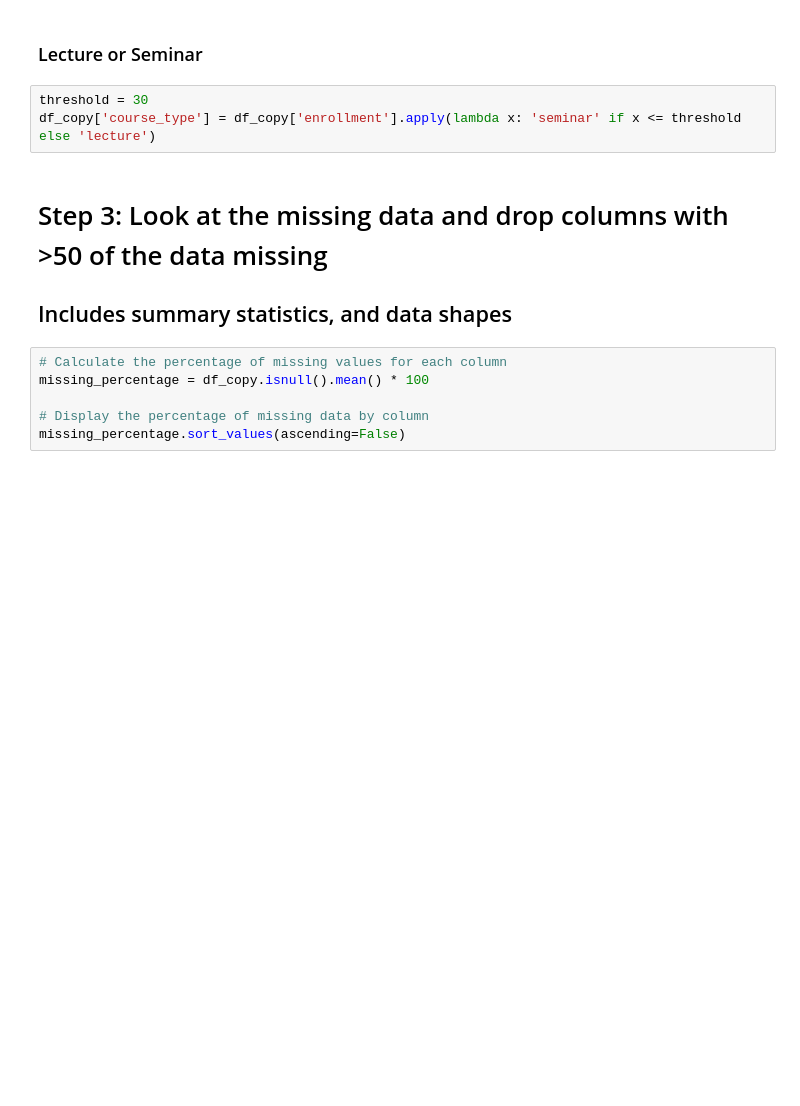
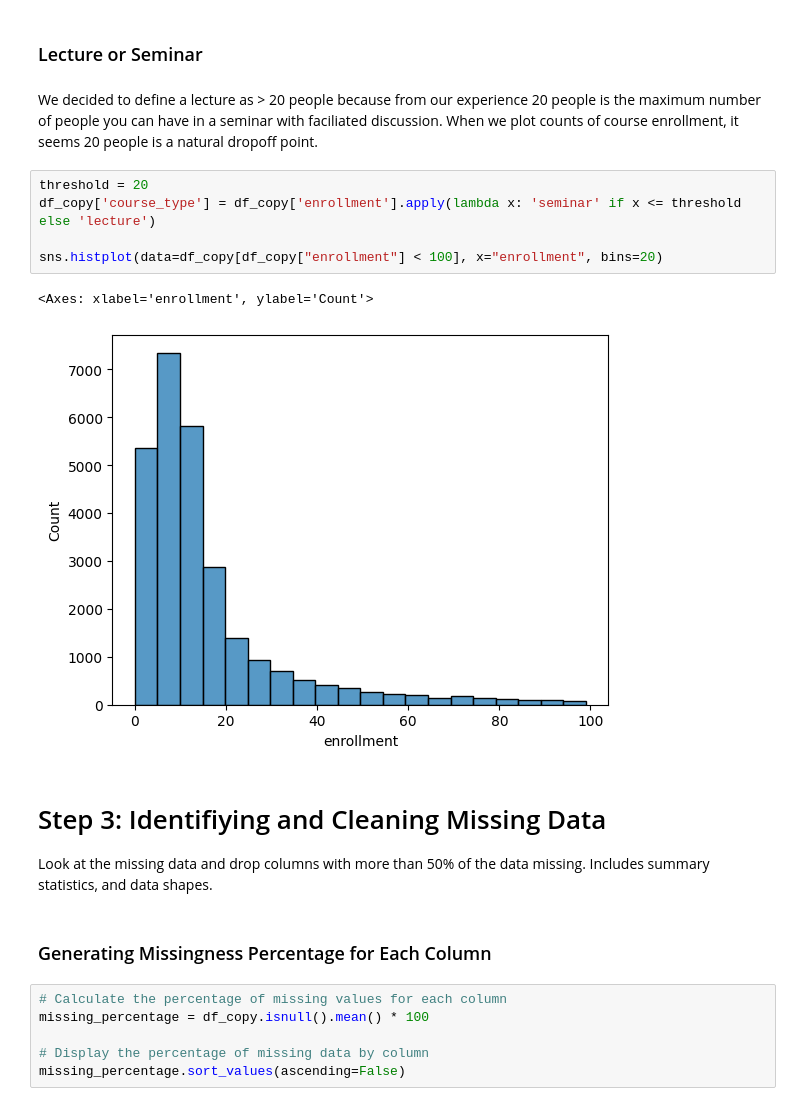
Before and after one commit to MattHAndrews/cs109a_final_project, a Jupyter notebook: Project.ipynb, the cells around one changed output. Saved outputs shown, nothing was run; the diff lists cells and outputs as text; blank space fills up the shorter version.

```diff
--- a/Project.ipynb
+++ b/Project.ipynb
@@ -573,11 +87,20 @@ df_copy.head()
 # %% [markdown]
 ### Lecture or Seminar
+# %% [markdown]
+We decided to define a lecture as > 20 people because from our experience 20 people is the maximum number of people you can have in a seminar with faciliated discussion. When we plot counts of course enrollment, it seems 20 people is a natural dropoff point.
 # %%
-threshold = 30
+threshold = 20
 df_copy['course_type'] = df_copy['enrollment'].apply(lambda x: 'seminar' if x <= threshold else 'lecture')
+
+sns.histplot(data=df_copy[df_copy["enrollment"] < 100], x="enrollment", bins=20)
+# %% [output]
+<Axes: xlabel='enrollment', ylabel='Count'>
+[figure, added]
 # %% [markdown]
-# Step 3: Look at the missing data and drop columns with >50 of the data missing
-## Includes summary statistics, and data shapes
+# Step 3: Identifiying and Cleaning Missing Data
+Look at the missing data and drop columns with more than 50% of the data missing. Includes summary statistics, and data shapes.
+# %% [markdown]
+### Generating Missingness Percentage for Each Column
 # %%
 # Calculate the percentage of missing values for each column
 missing_percentage = df_copy.isnull().mean() * 100
```
Also changed, not shown: parts of 93 cells of this notebook, 3 other files.
